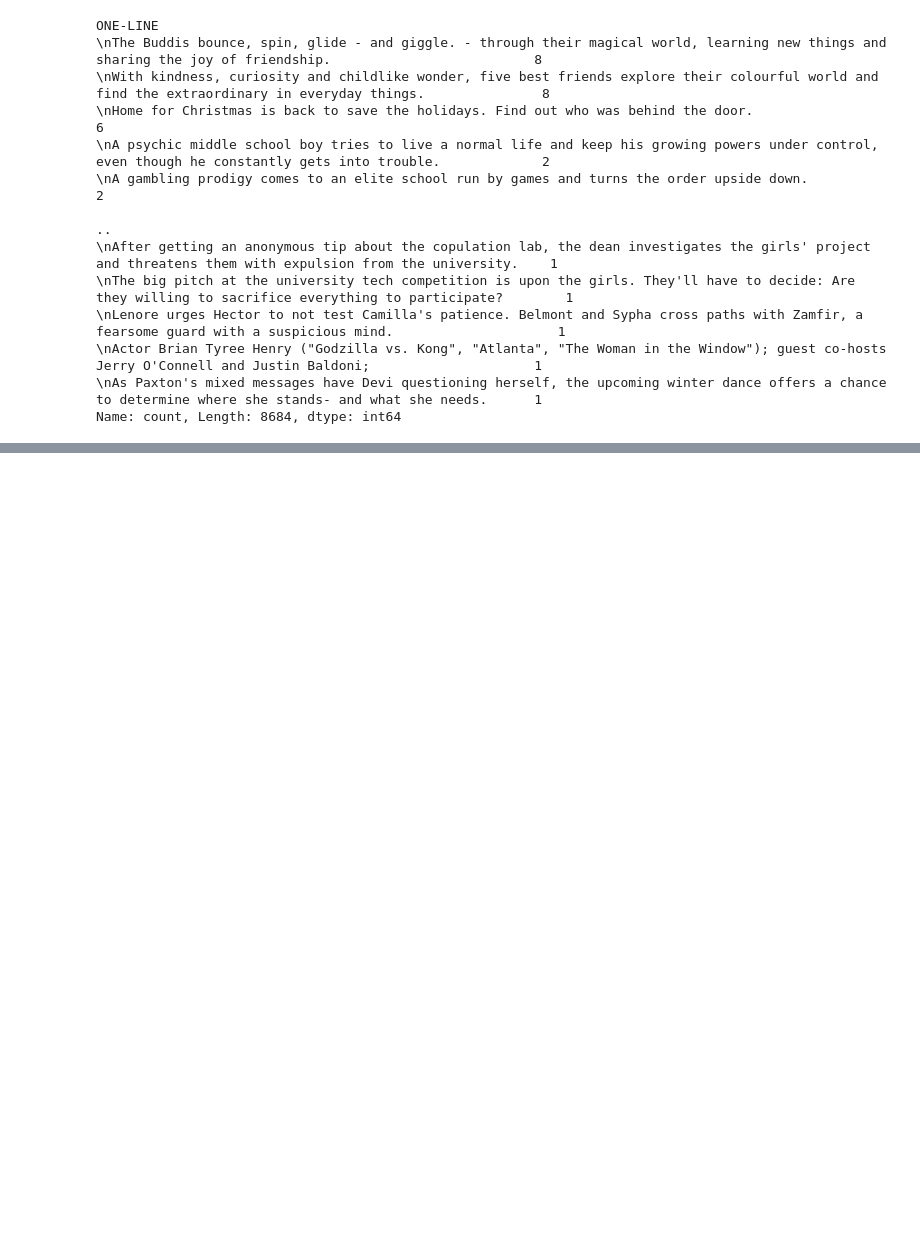
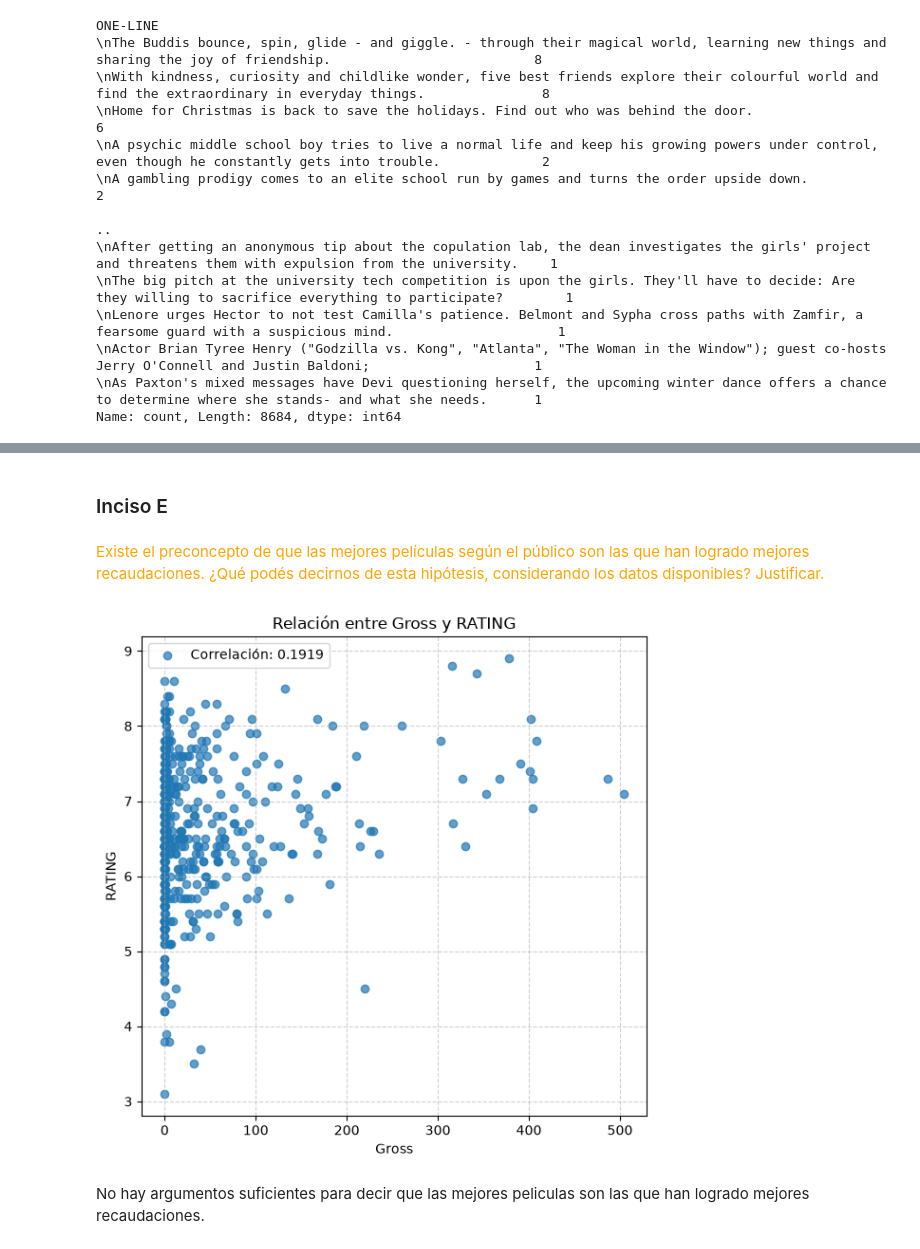
Before and after one commit to tomasrezola-dev/Ciencia-de-datos, a Jupyter notebook: tp4/ej1/ej1.ipynb, the cells around one changed output, grey strips where cells are left out. Cells and saved outputs as stored; diff of their text form; code cells hidden in the pictures; blank space fills up the shorter version.

```diff
--- a/tp4/ej1/ej1.ipynb
+++ b/tp4/ej1/ej1.ipynb
@@ -102,0 +128,3 @@ np.int64(1285)
+# %%
+print(df[df['GENRE'].str.contains('Unknown', case=False, na=False)]['GENRE'])
+pre_df = df.copy()
@@ -102,0 +133,4 @@ np.int64(1285)
+# %%
+genre_clean = pre_df['GENRE'].str.strip()
+genres_df = genre_clean.str.get_dummies(sep=', ')
+pre_df = pre_df.join(genres_df)
@@ -102,0 +142,20 @@ np.int64(1285)
+# %% [markdown]
+<h3>Inciso E
+# %% [markdown]
+<span style="color:orange">Existe el preconcepto de que las mejores películas según el público son las que han logrado mejores recaudaciones. ¿Qué podés decirnos de esta hipótesis, considerando los datos disponibles? Justificar.</span>
+# %%
+df = pre_df
+# %%
+df['RATING'].isna().sum()
+pre_df['Gross'] = (
+    df['Gross']
+    .astype(str)
+    .str.replace('$', '', regex=False)
+    .str.replace('M', '', regex=False)
+    .str.strip()
+)
+
+pre_df['Gross'] = pd.to_numeric(df['Gross'], errors='coerce')
+
+df = pre_df
+pre_dfdf = df.dropna(subset=['RATING', 'Gross'])
@@ -102,0 +164,6 @@ np.int64(1285)
+# %%
+utils.scatter_plot('Gross', 'RATING', df)
+# %% [output]
+[figure, added]
+# %% [markdown]
+<p>No hay argumentos suficientes para decir que las mejores peliculas son las que han logrado mejores recaudaciones.
```
Also changed, not shown: parts of 41 cells of this notebook, 2 other files.
